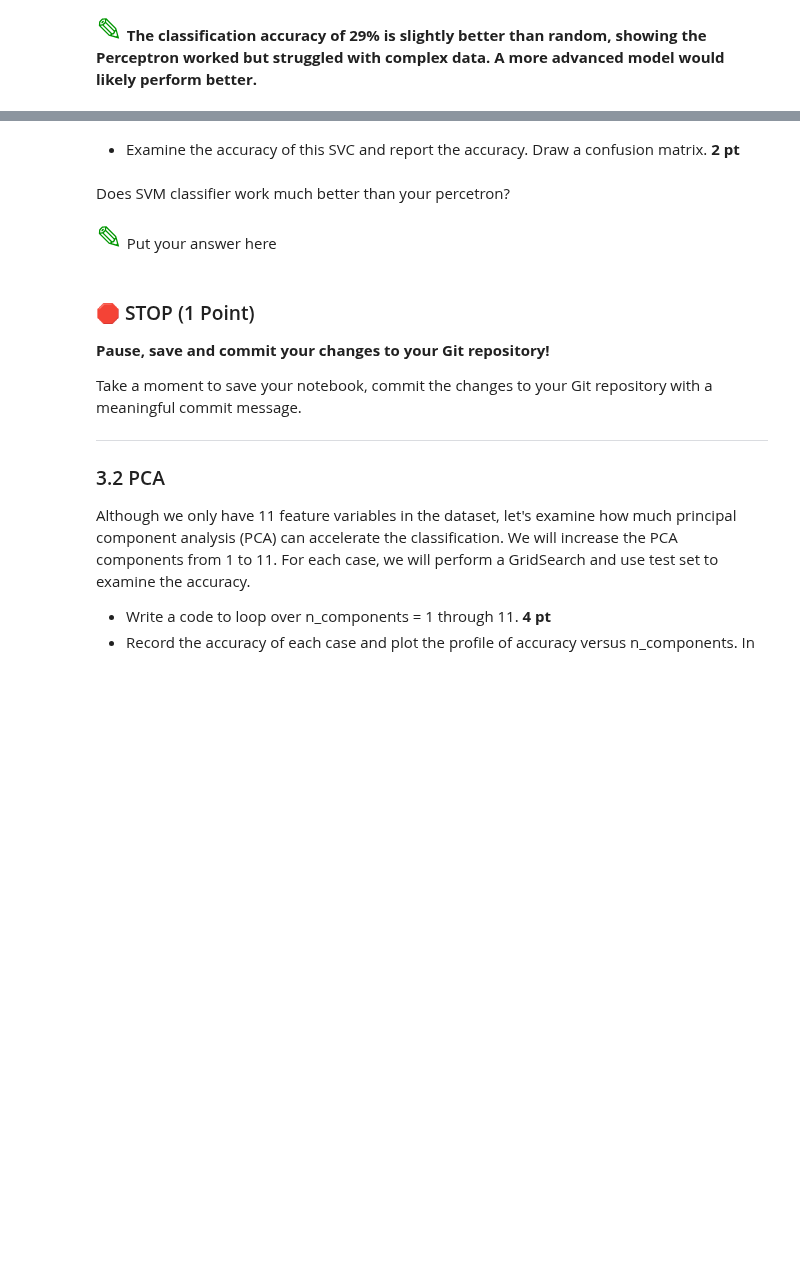
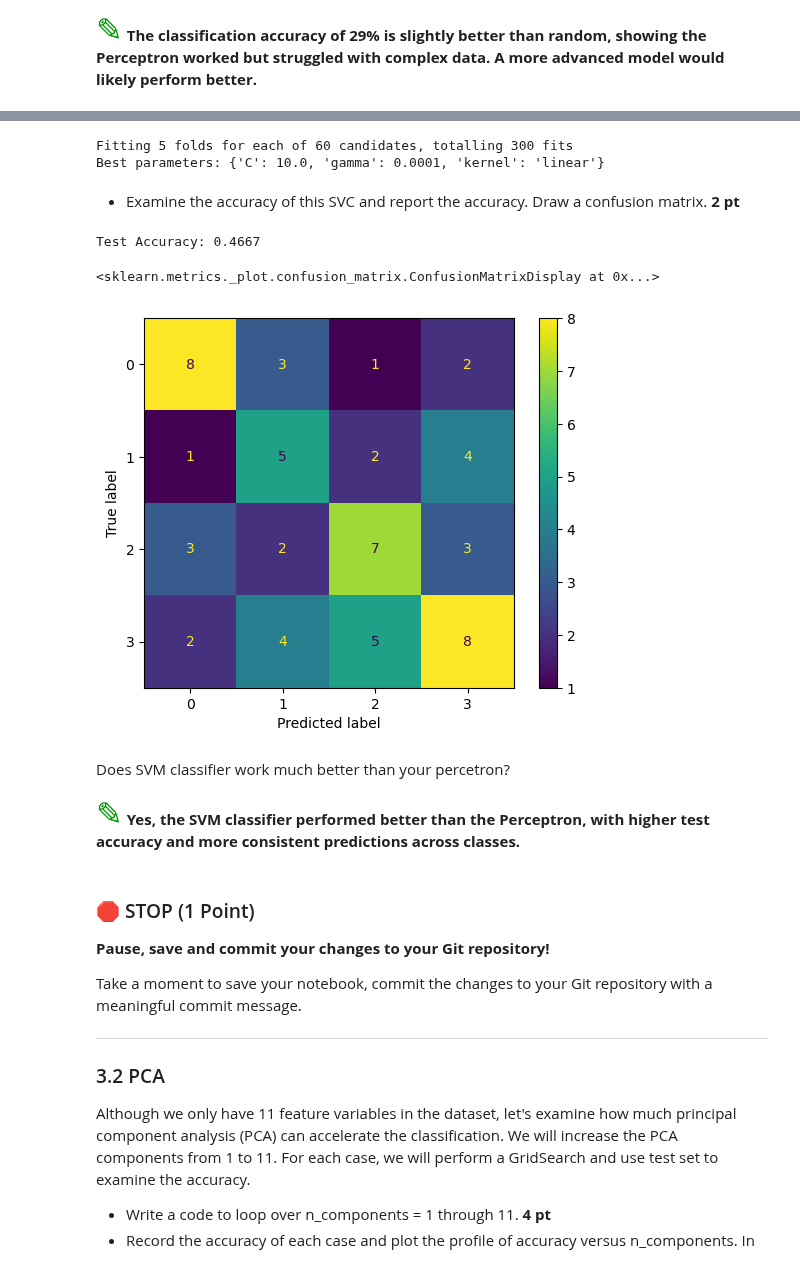
Before and after one commit to burririt/CMSE202-s25-turnin, a Jupyter notebook: hw-04/HW-04_Perceptron_SVM_RithvikBurri.ipynb, the cells around one changed output, grey strips where cells are left out. Drawn from its saved outputs; the diff is of its cells as text; code cells hidden in the pictures; blank space fills up the shorter version.

```diff
--- a/hw-04/HW-04_Perceptron_SVM_RithvikBurri.ipynb
+++ b/hw-04/HW-04_Perceptron_SVM_RithvikBurri.ipynb
@@ -524,15 +524,50 @@ Let's re-use the customer category data. There are five caterogies with multiple
 * As in the previous section, make a 70-30 train-test split and train your SVM classifier.
 * Complete GridSearch to extract best parameters gets **5 pt**.
 # %%
-# put your code here.
+# [ChatGPT, 2024] Guidance provided on configuring GridSearchCV for SVM classification and interpreting results.
+# While I’ve used GridSearch in my Stats class before, I needed help applying it specifically with SVMs and customizing the parameter grid for this dataset.
+X_small = X[:200]
+y_small = y[:200]
+from sklearn.model_selection import train_test_split
+
+X_train_svm, X_test_svm, y_train_svm, y_test_svm = train_test_split(X_small, y_small, test_size=0.3, random_state=42)
+param_grid = {
+    'C': [1e-2, 1e-1, 1e0, 1e1],
+    'gamma': [1e-4, 0.001, 0.01, 0.1, 1],
+    'kernel': ['linear', 'sigmoid', 'rbf']
+}
+from sklearn.svm import SVC
+from sklearn.model_selection import GridSearchCV
+
+clf = GridSearchCV(SVC(class_weight='balanced'), param_grid, verbose=1)
+clf.fit(X_train_svm, y_train_svm)
+print("Best parameters:", clf.best_params_)
+# %% [output]
+Fitting 5 folds for each of 60 candidates, totalling 300 fits
+Best parameters: {'C': 10.0, 'gamma': 0.0001, 'kernel': 'linear'}
 # %% [markdown]
 * Examine the accuracy of this SVC and report the accuracy. Draw a confusion matrix. **2 pt**
 # %%
-# put your code here
+test_accuracy = clf.best_estimator_.score(X_test_svm, y_test_svm)
+print(f"Test Accuracy: {test_accuracy:.4f}")
+from sklearn.metrics import confusion_matrix, ConfusionMatrixDisplay
+
+# Predict test labels
+y_pred_svm = clf.best_estimator_.predict(X_test_svm)
+
+# Create and plot confusion matrix
+cm = confusion_matrix(y_test_svm, y_pred_svm)
+disp = ConfusionMatrixDisplay(confusion_matrix=cm)
+disp.plot()
+# %% [output]
+Test Accuracy: 0.4667
+<sklearn.metrics._plot.confusion_matrix.ConfusionMatrixDisplay at 0x...>
+[figure, added]
 # %% [markdown]
 Does SVM classifier work much better than your percetron?
 # %% [markdown]
-<font size=6 color="#009600">&#9998;</font> Put your answer here
+<font size=6 color="#009600">&#9998;</font>
+**Yes, the SVM classifier performed better than the Perceptron, with higher test accuracy and more consistent predictions across classes.**
 # %% [markdown]
 ### &#128721; STOP (1 Point)
 **Pause, save and commit your changes to your Git repository!**
```
